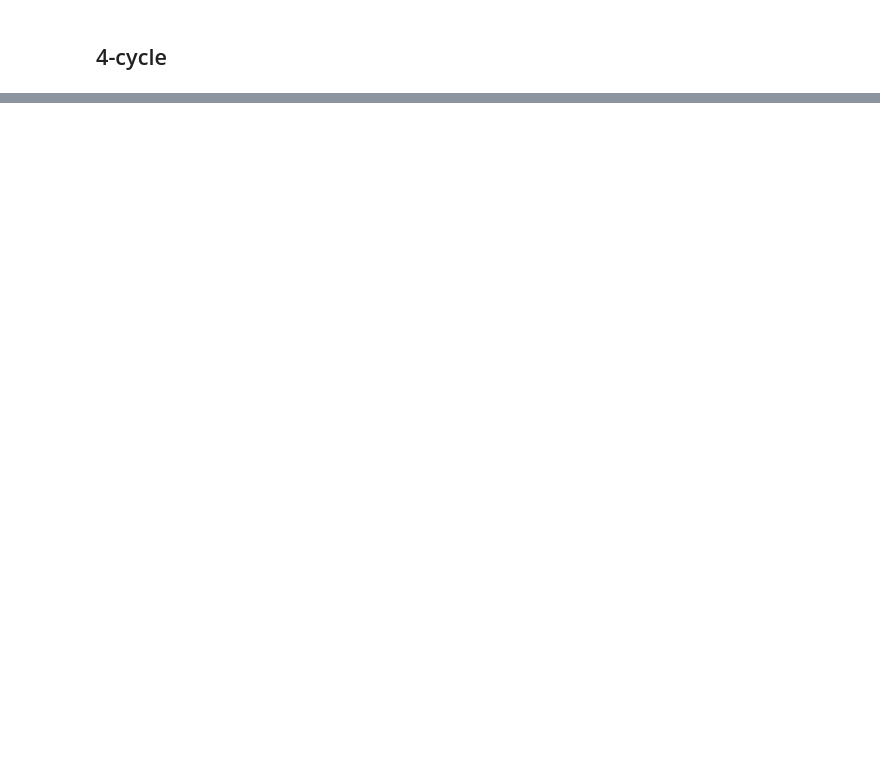
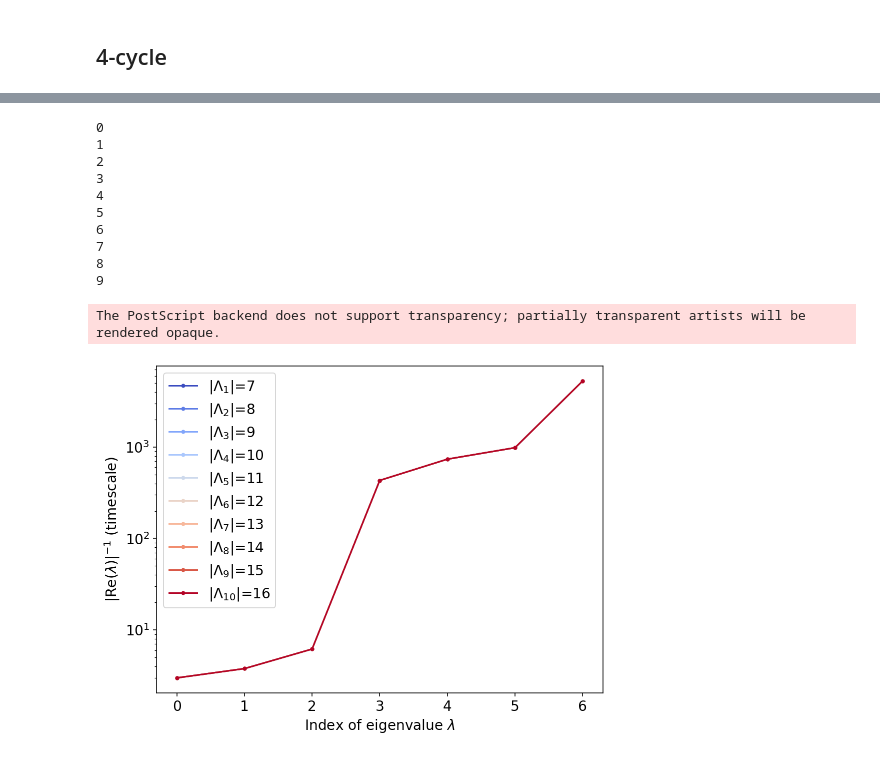
Before and after one commit to oskarhenriksson/estimating-birch-points-with-networks, a Jupyter notebook: experiments.ipynb, the cells around one changed output, grey strips where cells are left out. Cells and saved outputs as stored; diff of their text form; code cells hidden in the pictures; blank space fills up the shorter version.

```diff
--- a/experiments.ipynb
+++ b/experiments.ipynb
@@ -267,32 +281,45 @@ plt.show()
 # %%
 dir_name = f'towards_random_spanning_set'
 os.makedirs(dir_name, exist_ok=True)
 
 extension_matrix = np.hstack(
-    (np.eye(te.rank(Gamma_mb), dtype=int),
+    (np.eye(te.rank(Lambda_mb), dtype=int),
      np.random.choice([-2, -1, 1, 2],
-                      size=(te.rank(Gamma_mb),
-                            Gamma_mb.shape[1] - te.rank(Gamma_mb)))))
-Gamma_spanning_set = np.dot(Gamma_mb[:, 0:te.rank(Gamma_mb)], extension_matrix)
+                      size=(te.rank(Lambda_mb),
+                            Lambda_mb.shape[1] - te.rank(Lambda_mb)))))
+Lambda_spanning_set = np.dot(Lambda_mb[:, 0:te.rank(Lambda_mb)], extension_matrix)
 
 new_plot()
 
 for i, m in enumerate(m_values):
     print(i)
     np.savetxt(dir_name + f'/Lambda{i+1}.txt',
-               Gamma_spanning_set[:, 0:m],
+               Lambda_spanning_set[:, 0:m],
                delimiter=',',
                fmt='%d')
-    T = timescales(Gamma_spanning_set[:, 0:m], u)
+    T = timescales(Lambda_spanning_set[:, 0:m], u)
     np.savetxt(dir_name + f'/timescales_for_Lambda{i+1}.txt',
                T,
                delimiter=',',
                fmt='%.5f')
     timescale_plot(T, label=f'|Λ$_{{{i+1}}}$|={m}', color=colors[i])
 
 plt.legend()
 
 plt.savefig(dir_name + "/4-cycle_increaasing_lambda_to_random_spanning.eps",
             format='eps')
 plt.savefig(dir_name + "/4-cycle_increasing_lambda_to_random_spanning.pdf",
             format='pdf')
+# %% [output]
+0
+1
+2
+3
+4
+5
+6
+7
+8
+9
+The PostScript backend does not support transparency; partially transparent artists will be rendered opaque.
+[figure, added]
```
Also changed, not shown: parts of 9 cells of this notebook.
